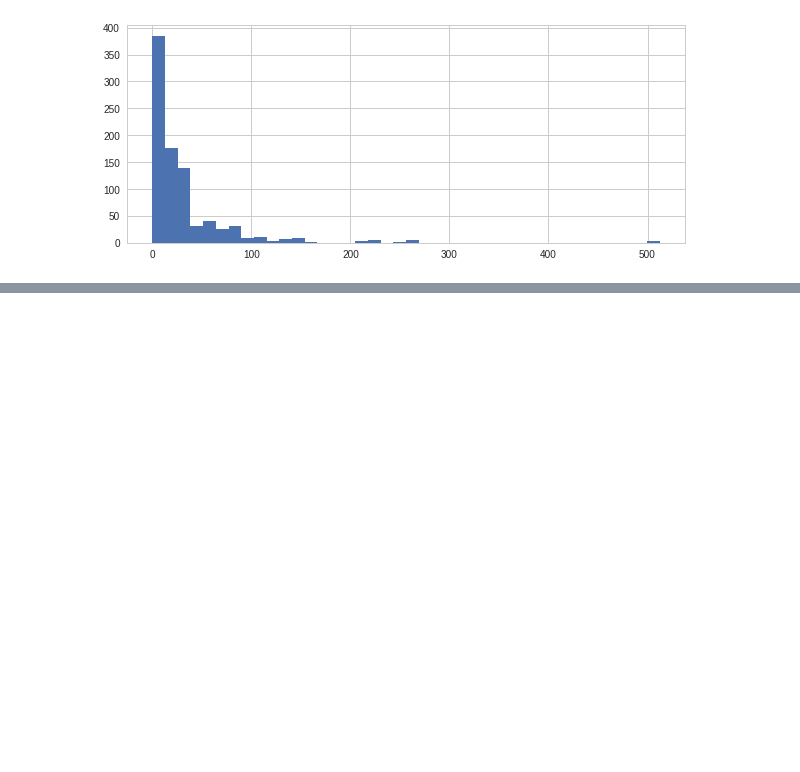
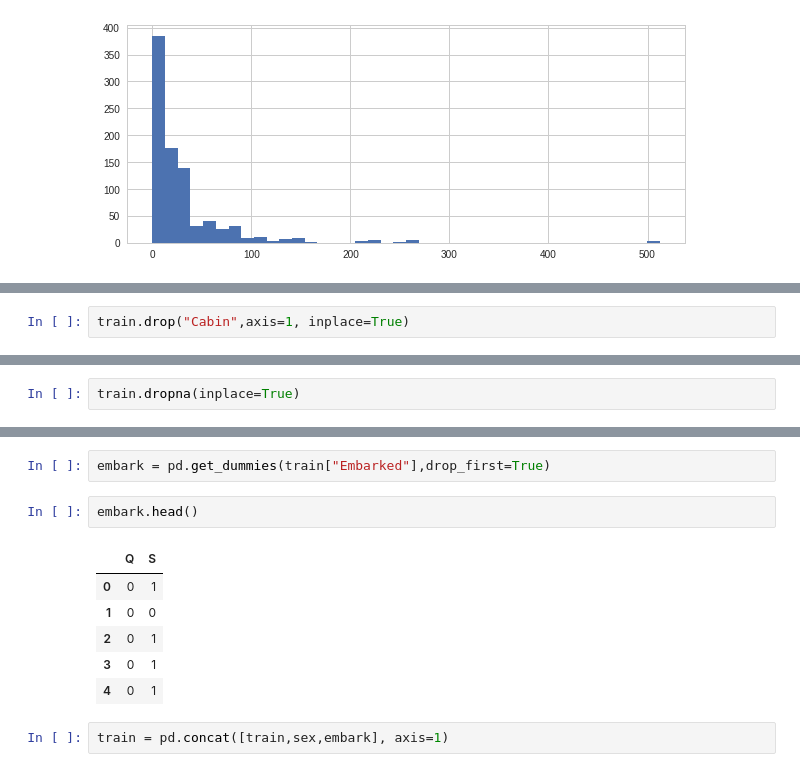
Before and after one commit to FrancoPalau/Data-Science-Course, a Jupyter notebook: Machine Learning Sections/Logistic-Regression/Practice.ipynb, the cells around one changed output, grey strips where cells are left out. Drawn from its saved outputs; the diff is of its cells as text; blank space fills up the shorter version.

```diff
--- a/Machine Learning Sections/Logistic-Regression/Practice.ipynb
+++ b/Machine Learning Sections/Logistic-Regression/Practice.ipynb
@@ -65,0 +93,2 @@ train["Fare"].hist(bins=40,figsize=(10,4))
+# %%
+train.drop("Cabin",axis=1, inplace=True)
@@ -65,0 +104,2 @@ train["Fare"].hist(bins=40,figsize=(10,4))
+# %%
+train.dropna(inplace=True)
@@ -65,0 +117,13 @@ train["Fare"].hist(bins=40,figsize=(10,4))
+# %%
+embark = pd.get_dummies(train["Embarked"],drop_first=True)
+# %%
+embark.head()
+# %% [output]
+|  | Q | S |
+| 0 | 0 | 1 |
+| 1 | 0 | 0 |
+| 2 | 0 | 1 |
+| 3 | 0 | 1 |
+| 4 | 0 | 1 |
+# %%
+train = pd.concat([train,sex,embark], axis=1)
```
Also changed, not shown: parts of 11 cells of this notebook.
